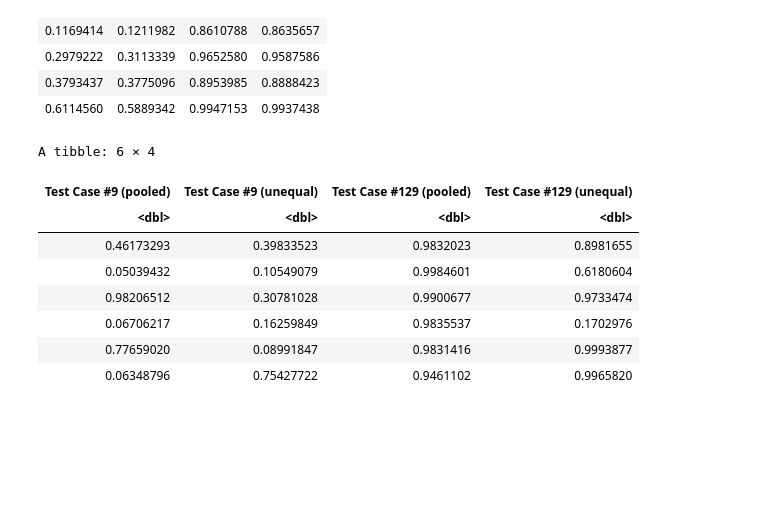
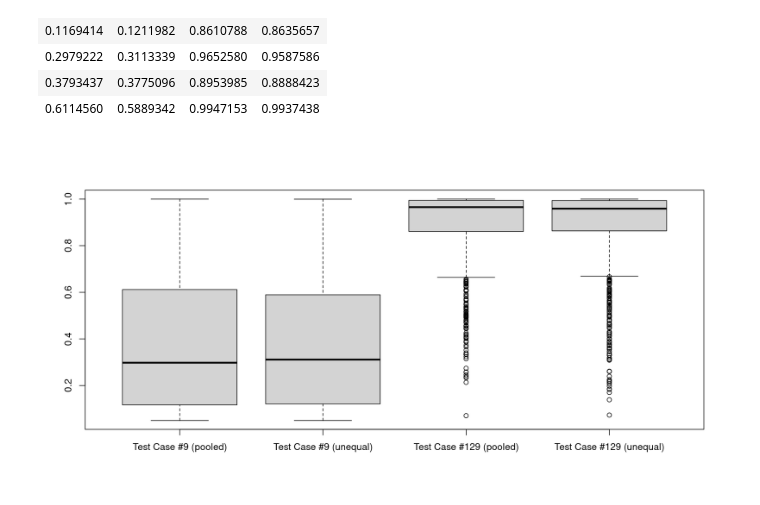
Before and after one commit to hkopanski/502_final_project, a Jupyter notebook: 502_Project.ipynb, the cells around one changed output. Saved outputs shown, nothing was run; the diff lists cells and outputs as text; code cells hidden in the pictures; blank space fills up the shorter version.

```diff
--- a/502_Project.ipynb
+++ b/502_Project.ipynb
@@ -1473,15 +1473,7 @@ A matrix: 4 × 4 of type dbl
 # %%
 df_power <- tibble(pull(test_results[[9]], Power), pull(test_results2[[9]], Power), pull(test_results[[129]], Power), pull(test_results2[[129]], Power))
 colnames(df_power) = c("Test Case #9 (pooled)", "Test Case #9 (unequal)", "Test Case #129 (pooled)", "Test Case #129 (unequal)")
 
-df_power %>% ggplot() +
+df_power %>% boxplot()
 # %% [output]
-A tibble: 6 × 4
-| Test Case #9 (pooled) | Test Case #9 (unequal) | Test Case #129 (pooled) | Test Case #129 (unequal) |
-| <dbl> | <dbl> | <dbl> | <dbl> |
-| 0.46173293 | 0.39833523 | 0.9832023 | 0.8981655 |
-| 0.05039432 | 0.10549079 | 0.9984601 | 0.6180604 |
-| 0.98206512 | 0.30781028 | 0.9900677 | 0.9733474 |
-| 0.06706217 | 0.16259849 | 0.9835537 | 0.1702976 |
-| 0.77659020 | 0.08991847 | 0.9831416 | 0.9993877 |
-| 0.06348796 | 0.75427722 | 0.9461102 | 0.9965820 |
+[figure, added]
```
Also changed, not shown: 2 other files.
